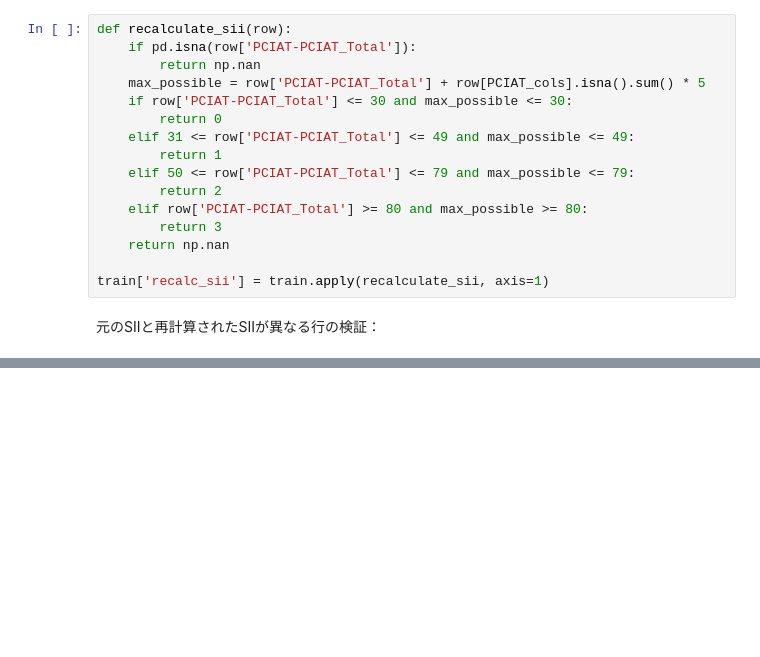
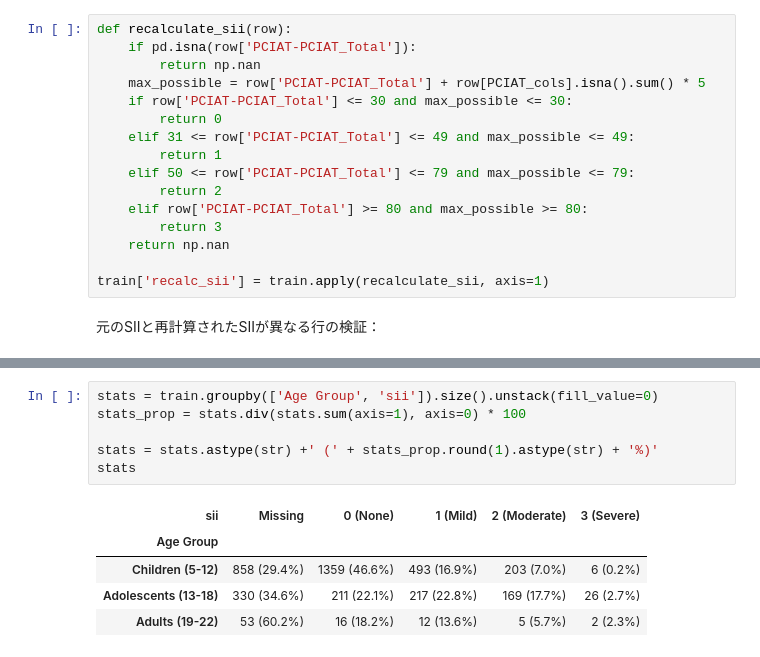
Before and after one commit to yuji-sgs/child-mind-institute, a Jupyter notebook: EDA.ipynb, the cells around one changed output, grey strips where cells are left out. Drawn from its saved outputs; the diff is of its cells as text; blank space fills up the shorter version.

```diff
--- a/EDA.ipynb
+++ b/EDA.ipynb
@@ -252,0 +384,12 @@ mismatch_rows[PCIAT_cols + [
+# %%
+stats = train.groupby(['Age Group', 'sii']).size().unstack(fill_value=0)
+stats_prop = stats.div(stats.sum(axis=1), axis=0) * 100
+
+stats = stats.astype(str) +' (' + stats_prop.round(1).astype(str) + '%)'
+stats
+# %% [output]
+| sii | Missing | 0 (None) | 1 (Mild) | 2 (Moderate) | 3 (Severe) |
+| Age Group |  |  |  |  |  |
+| Children (5-12) | 858 (29.4%) | 1359 (46.6%) | 493 (16.9%) | 203 (7.0%) | 6 (0.2%) |
+| Adolescents (13-18) | 330 (34.6%) | 211 (22.1%) | 217 (22.8%) | 169 (17.7%) | 26 (2.7%) |
+| Adults (19-22) | 53 (60.2%) | 16 (18.2%) | 12 (13.6%) | 5 (5.7%) | 2 (2.3%) |
```
Also changed, not shown: parts of 15 cells of this notebook.
